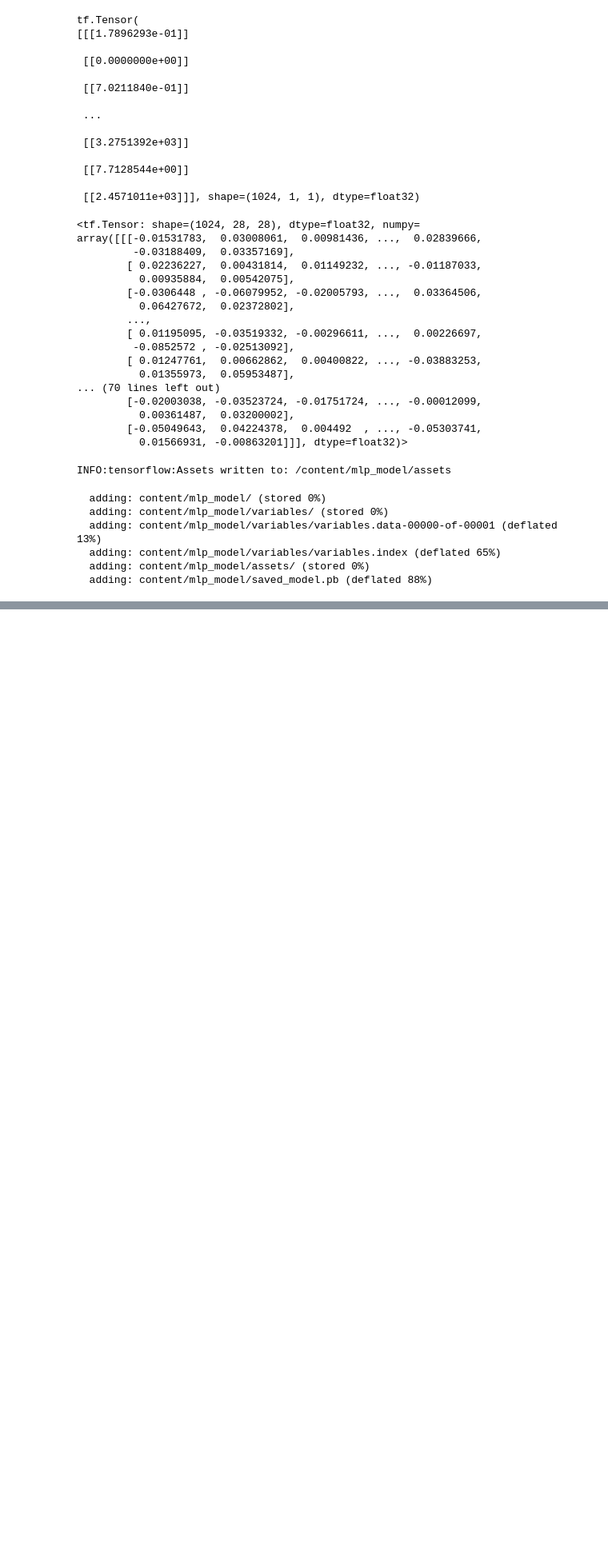
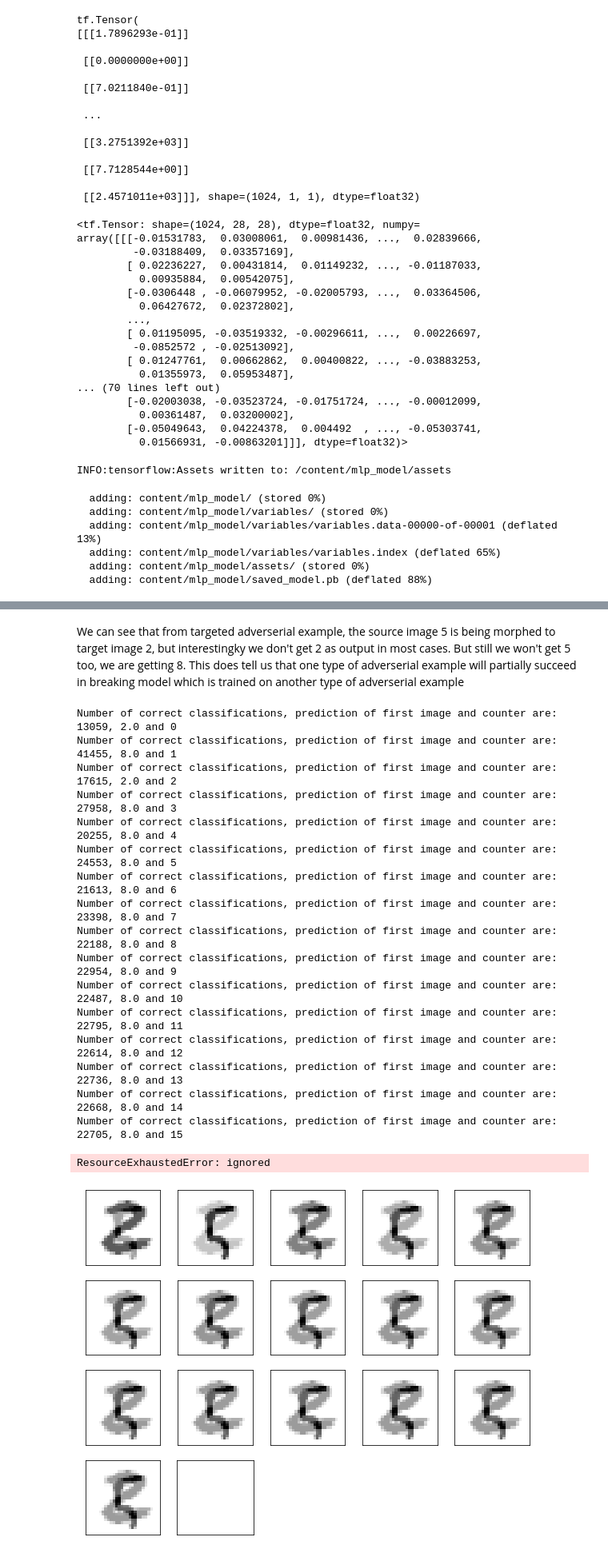
Before and after one commit to surajsrivathsa/ovgu_deeplearning, a Jupyter notebook: Assignment_10_Adverserial_Examples_and_Training.ipynb, the cells around one changed output, grey strips where cells are left out. Shown at 80% size. Cells and saved outputs as stored; diff of their text form; code cells hidden in the pictures; blank space fills up the shorter version.

```diff
--- a/Assignment_10_Adverserial_Examples_and_Training.ipynb
+++ b/Assignment_10_Adverserial_Examples_and_Training.ipynb
@@ -710,0 +790,2 @@ INFO:tensorflow:Assets written to: /content/mlp_model/assets
+# %%
+mlp_model = tf.keras.models.load_model("/content/content/mlp_model")
@@ -710,0 +900,2 @@ INFO:tensorflow:Assets written to: /content/mlp_model/assets
+# %%
+adverserial_training_images_modified_list, adverserial_training_predictions_list, actual_training_labels_list = untargeted_attack(adverserial_training_images_batch, adverserial_training_labels_batch,  perturbation_type="multiply")
@@ -710,0 +1019,60 @@ INFO:tensorflow:Assets written to: /content/mlp_model/assets
+# %%
+def targeted_attack(adverserial_training_images_batch, adverserial_training_labels_batch,  perturbation_type="multiply", index_of_num=2,
+                     attack_type = "targeted", targeted_attack_images = targeted_attack_images, loss_fnc = "CCE", lmbda = 0.05, multiply_factor= 100000):
+
+  plt.figure(figsize=(10,10))
+  adverserial_training_images_modified_list = []
+  adverserial_training_predictions_list = []
+  actual_training_labels_list = []
+  for i in range(25):
+    plt.subplot(5,5,i+1)
+    plt.xticks([])
+    plt.yticks([])
+    plt.grid(False)
+
+    #Get the weighted gradient/maximum change of the individual image pixel wrt output prediction. weighted by 0.071
+    if(i == 0):
+      gradient, perturbations = create_adversarial_pattern(adverserial_training_images_batch, adverserial_training_labels_batch, perturbation_type, attack_type = "targeted", targeted_attack_images = targeted_attack_images, loss_fnc = "MSE", lmbda=lmbda, multiply_factor= multiply_factor)
+    else:
+      gradient, perturbations = create_adversarial_pattern(adverserial_training_images_batch_modified, modified_predictions_2, perturbation_type, attack_type = "targeted", targeted_attack_images = targeted_attack_images, loss_fnc = "MSE", lmbda = lmbda, multiply_factor=multiply_factor)
+
+    #Add the gradient instead of subtracting it as we are trying to maximize the loss and moving in opposite direction of convex optimization hill.
+    adverserial_training_images_batch_modified = tf.subtract(adverserial_training_images_batch, 1 * perturbations)
+
+    #Get the new predictions for each change
+    modified_predictions = mlp_model(adverserial_training_images_batch_modified)
+    modified_predictions_2 =  tf.cast(tf.argmax(modified_predictions, axis=1),  dtype=tf.dtypes.float32)
+
+    adverserial_training_images_modified_list.append(adverserial_training_images_batch_modified)
+    adverserial_training_predictions_list.append(modified_predictions)
+    actual_training_labels_list.append(adverserial_training_labels_batch)
+    #Get the number of correct classifications to monitor misclassifications and see gradual changes
+    x = tf.equal(adverserial_training_labels_batch, modified_predictions_2)
+    print("Number of correct classifications, prediction of first image and counter are: {}, {} and {}".format(tf.reduce_sum(tf.cast(x, tf.int32)), modified_predictions_2[index_of_num], i))
+    #print("Prediction of first image is : {}".format(modified_predictions_2[0]))
+    plt.imshow(adverserial_training_images_batch_modified[index_of_num], cmap=plt.cm.binary)
+
+  return [adverserial_training_images_modified_list, adverserial_training_predictions_list, actual_training_labels_list];
+# %% [markdown]
+We can see that from targeted adverserial example, the source image 5 is being morphed to target image 2, but interestingky we don't get 2 as output in most cases. But still we won't get 5 too, we are getting 8. This does tell us that one type of adverserial example will partially succeed in breaking model which is trained on another type of adverserial example
+# %%
+at1, al1, aal1 = targeted_attack(complete_training_images, complete_training_labels,  perturbation_type="multiply", index_of_num=100, lmbda=0.9, multiply_factor=10)
+# %% [output]
+Number of correct classifications, prediction of first image and counter are: 13059, 2.0 and 0
+Number of correct classifications, prediction of first image and counter are: 41455, 8.0 and 1
+Number of correct classifications, prediction of first image and counter are: 17615, 2.0 and 2
+Number of correct classifications, prediction of first image and counter are: 27958, 8.0 and 3
+Number of correct classifications, prediction of first image and counter are: 20255, 8.0 and 4
+Number of correct classifications, prediction of first image and counter are: 24553, 8.0 and 5
+Number of correct classifications, prediction of first image and counter are: 21613, 8.0 and 6
+Number of correct classifications, prediction of first image and counter are: 23398, 8.0 and 7
+Number of correct classifications, prediction of first image and counter are: 22188, 8.0 and 8
+Number of correct classifications, prediction of first image and counter are: 22954, 8.0 and 9
+Number of correct classifications, prediction of first image and counter are: 22487, 8.0 and 10
+Number of correct classifications, prediction of first image and counter are: 22795, 8.0 and 11
+Number of correct classifications, prediction of first image and counter are: 22614, 8.0 and 12
+Number of correct classifications, prediction of first image and counter are: 22736, 8.0 and 13
+Number of correct classifications, prediction of first image and counter are: 22668, 8.0 and 14
+Number of correct classifications, prediction of first image and counter are: 22705, 8.0 and 15
+ResourceExhaustedError: ignored
+[figure, added]
```
Also changed, not shown: parts of 27 cells of this notebook.
